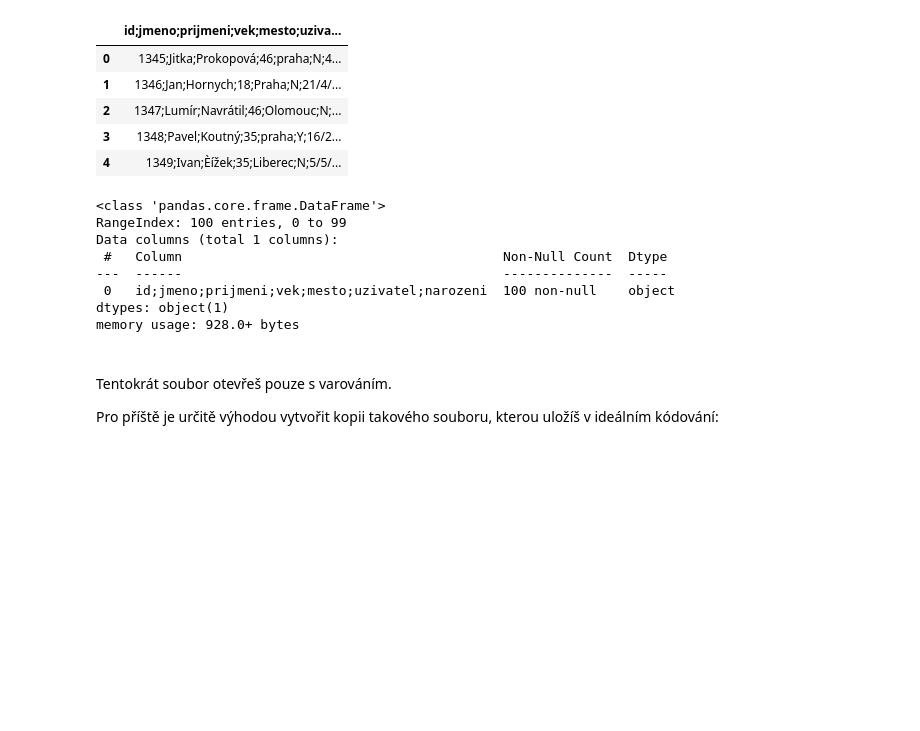
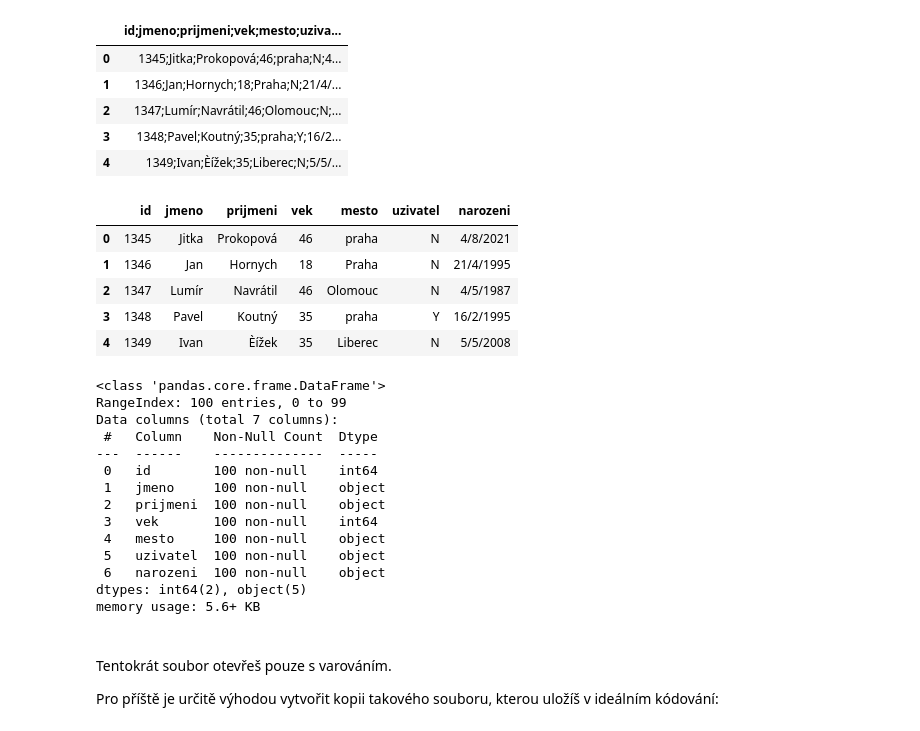
Before and after one commit to Bralor/python-data-2024, a Jupyter notebook: shared/notebooks/lesson04.ipynb, the cells around one changed output. Cells and saved outputs as stored; diff of their text form; code cells hidden in the pictures; blank space fills up the shorter version.

```diff
--- a/shared/notebooks/lesson04.ipynb
+++ b/shared/notebooks/lesson04.ipynb
@@ -1507,17 +1043,34 @@ spravna_sada.head()
 | 2 | 1347;Lumír;Navrátil;46;Olomouc;N;... |
 | 3 | 1348;Pavel;Koutný;35;praha;Y;16/2... |
 | 4 | 1349;Ivan;Èížek;35;Liberec;N;5/5/... |
+# %%
+spravna_sada = read_csv("../onsite/cviceni_3.csv", encoding="Windows-1252", sep=';')
+# %%
+spravna_sada.head()
+# %% [output]
+|  | id | jmeno | prijmeni | vek | mesto | uzivatel | narozeni |
+| 0 | 1345 | Jitka | Prokopová | 46 | praha | N | 4/8/2021 |
+| 1 | 1346 | Jan | Hornych | 18 | Praha | N | 21/4/1995 |
+| 2 | 1347 | Lumír | Navrátil | 46 | Olomouc | N | 4/5/1987 |
+| 3 | 1348 | Pavel | Koutný | 35 | praha | Y | 16/2/1995 |
+| 4 | 1349 | Ivan | Èížek | 35 | Liberec | N | 5/5/2008 |
 # %%
 spravna_sada.info()
 # %% [output]
 <class 'pandas.core.frame.DataFrame'>
 RangeIndex: 100 entries, 0 to 99
-Data columns (total 1 columns):
- #   Column                                         Non-Null Count  Dtype
----  ------                                         --------------  -----
- 0   id;jmeno;prijmeni;vek;mesto;uzivatel;narozeni  100 non-null    object
-dtypes: object(1)
-memory usage: 928.0+ bytes
+Data columns (total 7 columns):
+ #   Column    Non-Null Count  Dtype
+---  ------    --------------  -----
+ 0   id        100 non-null    int64
+ 1   jmeno     100 non-null    object
+ 2   prijmeni  100 non-null    object
+ 3   vek       100 non-null    int64
+ 4   mesto     100 non-null    object
+ 5   uzivatel  100 non-null    object
+ 6   narozeni  100 non-null    object
+dtypes: int64(2), object(5)
+memory usage: 5.6+ KB
 # %% [markdown]
 <br>
 
```
Also changed, not shown: parts of 288 cells of this notebook, 3 other files.
